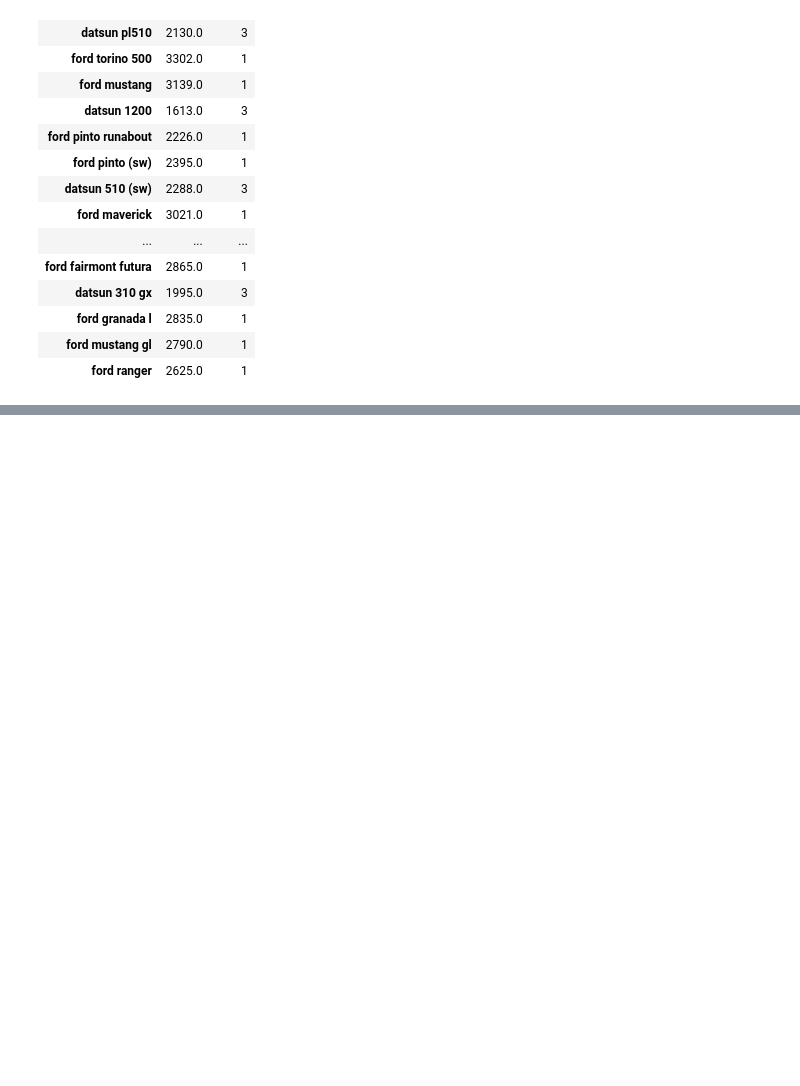
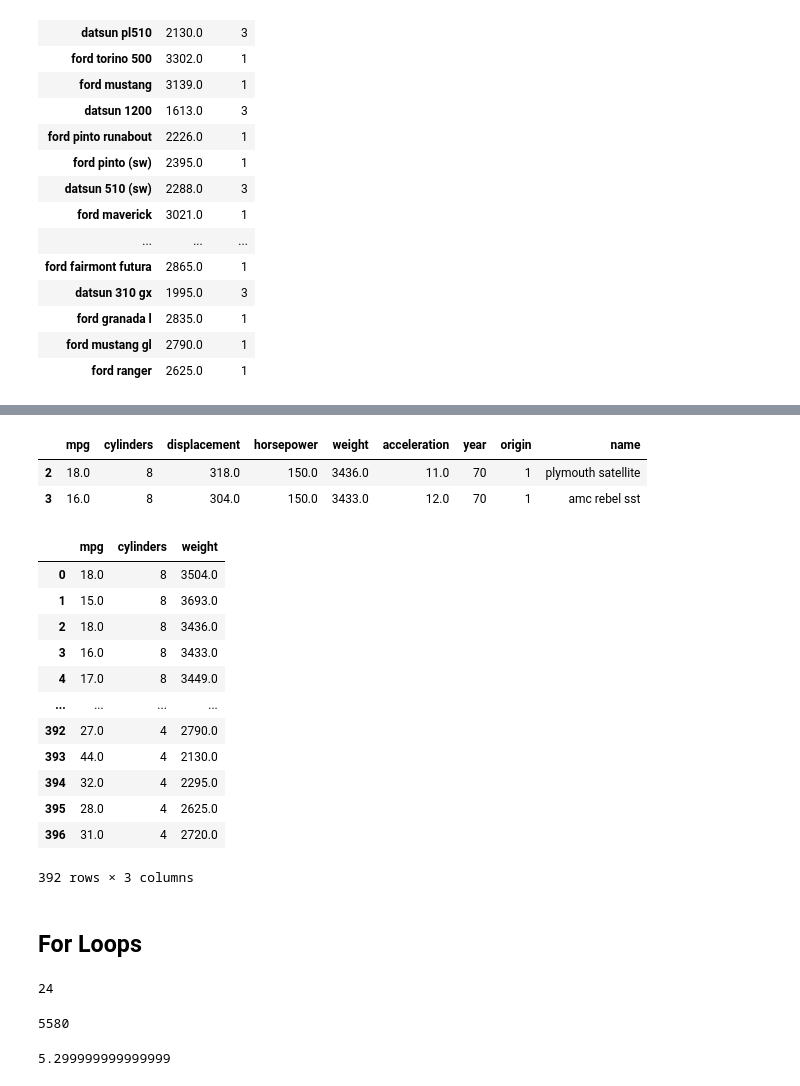
Before and after one commit to 0xHadyy/isl-python, a Jupyter notebook: jupyterlabs/ISL-Chapter-2.ipynb, the cells around one changed output, grey strips where cells are left out. Cells and saved outputs as stored; diff of their text form; code cells hidden in the pictures; blank space fills up the shorter version.

Commit message:
Pandas and python loops, formating finished

```diff
--- a/jupyterlabs/ISL-Chapter-2.ipynb
+++ b/jupyterlabs/ISL-Chapter-2.ipynb
@@ -760,0 +796,3 @@ auto_mod.loc[lambda df: (df['displacement']<300) &(df.index.str.contains('ford')
+# %%
+Auto = pd.read_csv('../data-sets/Auto.data', na_values=['?'],sep=r'\s+')
+Auto['horsepower'].sum()
@@ -760,0 +801,3 @@ auto_mod.loc[lambda df: (df['displacement']<300) &(df.index.str.contains('ford')
+# %%
+Auto_new = Auto.dropna()
+Auto_new.shape
@@ -760,0 +842,46 @@ auto_mod.loc[lambda df: (df['displacement']<300) &(df.index.str.contains('ford')
+# %%
+Auto_new.iloc[[2,3]]
+# %% [output]
+|  | mpg | cylinders | displacement | horsepower | weight | acceleration | year | origin | name |
+| 2 | 18.0 | 8 | 318.0 | 150.0 | 3436.0 | 11.0 | 70 | 1 | plymouth satellite |
+| 3 | 16.0 | 8 | 304.0 | 150.0 | 3433.0 | 12.0 | 70 | 1 | amc rebel sst |
+# %%
+Auto_new.iloc[:,[0,1,4]]
+# %% [output]
+|  | mpg | cylinders | weight |
+| 0 | 18.0 | 8 | 3504.0 |
+| 1 | 15.0 | 8 | 3693.0 |
+| 2 | 18.0 | 8 | 3436.0 |
+| 3 | 16.0 | 8 | 3433.0 |
+| 4 | 17.0 | 8 | 3449.0 |
+| ... | ... | ... | ... |
+| 392 | 27.0 | 4 | 2790.0 |
+| 393 | 44.0 | 4 | 2130.0 |
+| 394 | 32.0 | 4 | 2295.0 |
+| 395 | 28.0 | 4 | 2625.0 |
+| 396 | 31.0 | 4 | 2720.0 |
+392 rows × 3 columns
+# %% [markdown]
+## **For Loops**
+# %%
+total = 0
+for value in [2,3,19]:
+    total +=value
+print(total)
+# %% [output]
+24
+# %%
+total = 0
+for value in [1,10,20]:
+    for weight in [50,60,70]:
+        total +=value*weight
+print(total)
+# %% [output]
+5580
+# %%
+total = 0
+for event ,probability in zip([4,6,3],[0.2,0.7,0.1]):
+    total +=event*probability
+print(total)
+# %% [output]
+5.299999999999999
```
Also changed, not shown: parts of 19 cells of this notebook.
